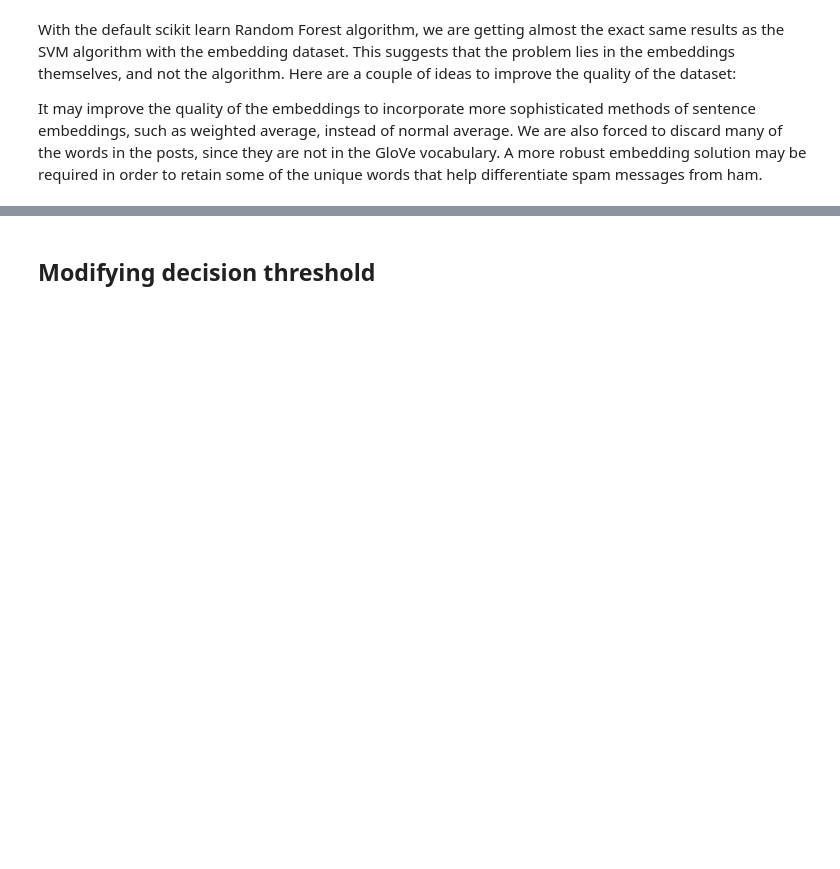
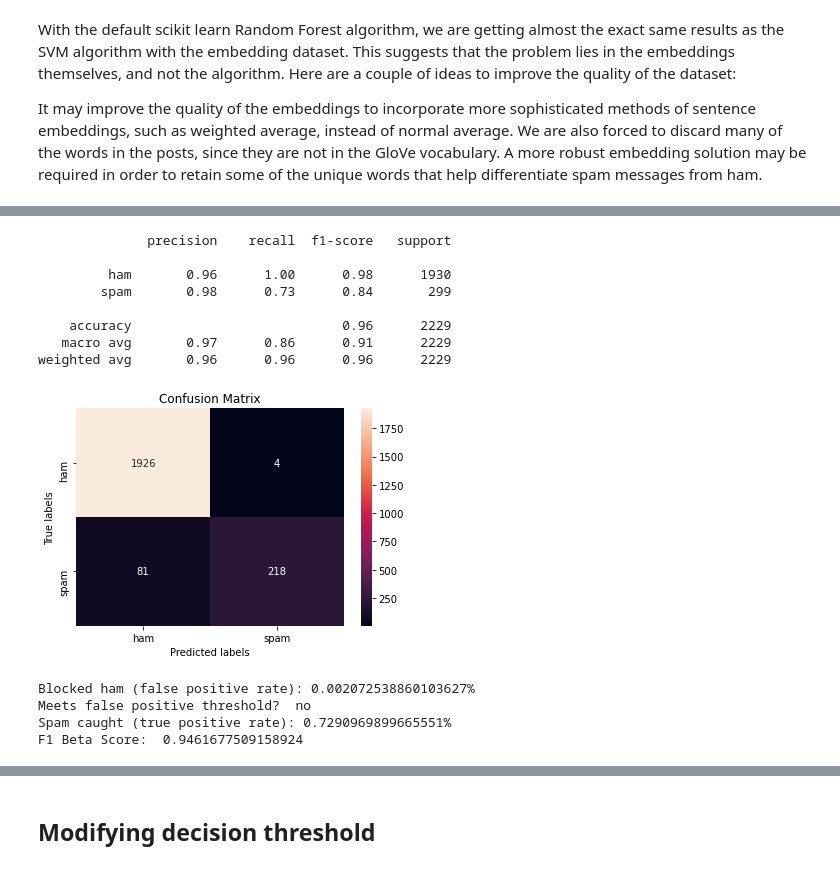
Before and after one commit to bengruher/SMS-Spam-Detection, a Jupyter notebook: sms-spam-detection.ipynb, the cells around one changed output, grey strips where cells are left out. Drawn from its saved outputs; the diff is of its cells as text; code cells hidden in the pictures; blank space fills up the shorter version.

Commit message:
Added GloVe+CNN model

```diff
--- a/sms-spam-detection.ipynb
+++ b/sms-spam-detection.ipynb
@@ -1096,0 +1268,9 @@ It may improve the quality of the  embeddings to incorporate more sophisticated
+# %%
+specificity = 1 - MAX_FPR # correctly identified false negatives
+metric_name = "sens_at_spec"
+metric = tf.keras.metrics.SensitivityAtSpecificity(
+    specificity, num_thresholds=200, name=metric_name
+)
+model.compile(loss="binary_crossentropy", optimizer="Adam", metrics=[metric, "acc"])
+# %%
+history = model.fit(X_train, y_train, batch_size=BATCH_SIZE, epochs=EPOCHS, validation_data=(X_val, y_val))
@@ -1096,0 +1295,2 @@ It may improve the quality of the  embeddings to incorporate more sophisticated
+# %%
+preds = model.predict(X_test, verbose = 1)
@@ -1096,0 +1299,22 @@ It may improve the quality of the  embeddings to incorporate more sophisticated
+# %%
+for i in range(len(preds)):
+    if preds[i] < 0.5:
+        preds[i] = 0
+    else:
+        preds[i] = 1
+# %%
+evaluate(preds)
+# %% [output]
+              precision    recall  f1-score   support
+
+         ham       0.96      1.00      0.98      1930
+        spam       0.98      0.73      0.84       299
+
+    accuracy                           0.96      2229
+   macro avg       0.97      0.86      0.91      2229
+weighted avg       0.96      0.96      0.96      2229
+[figure, added]
+Blocked ham (false positive rate): 0.002072538860103627%
+Meets false positive threshold?  no
+Spam caught (true positive rate): 0.7290969899665551%
+F1 Beta Score:  0.9461677509158924
```
Also changed, not shown: parts of 36 cells of this notebook.
